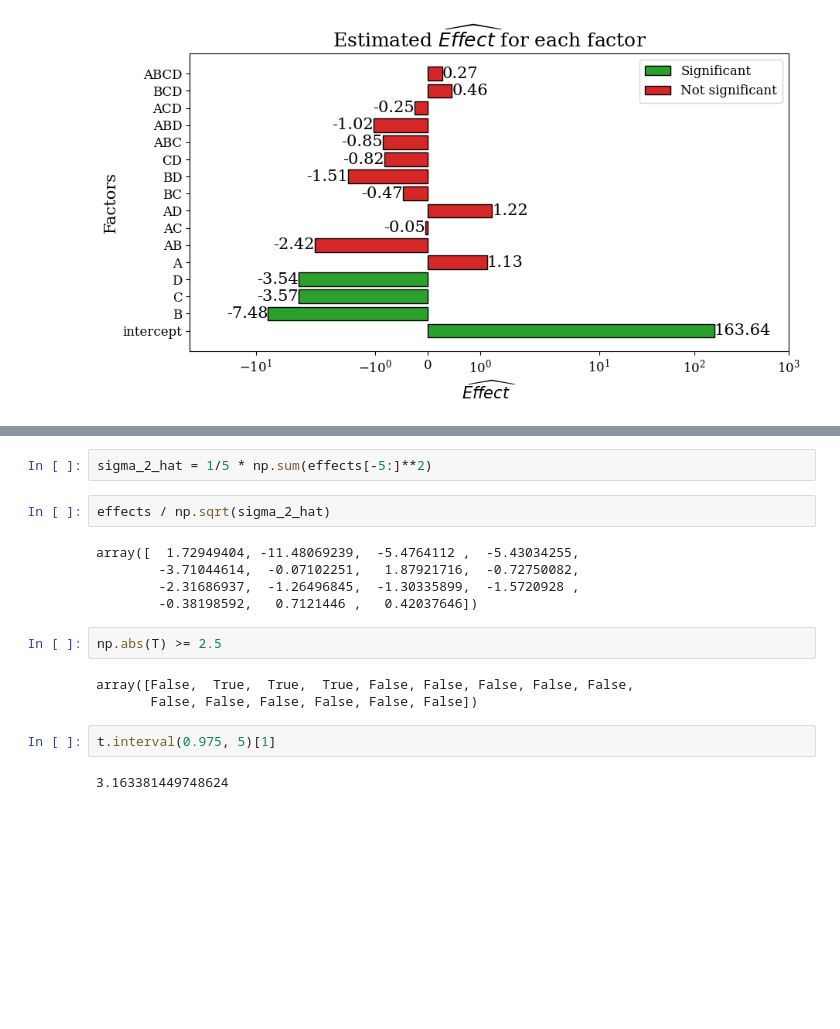
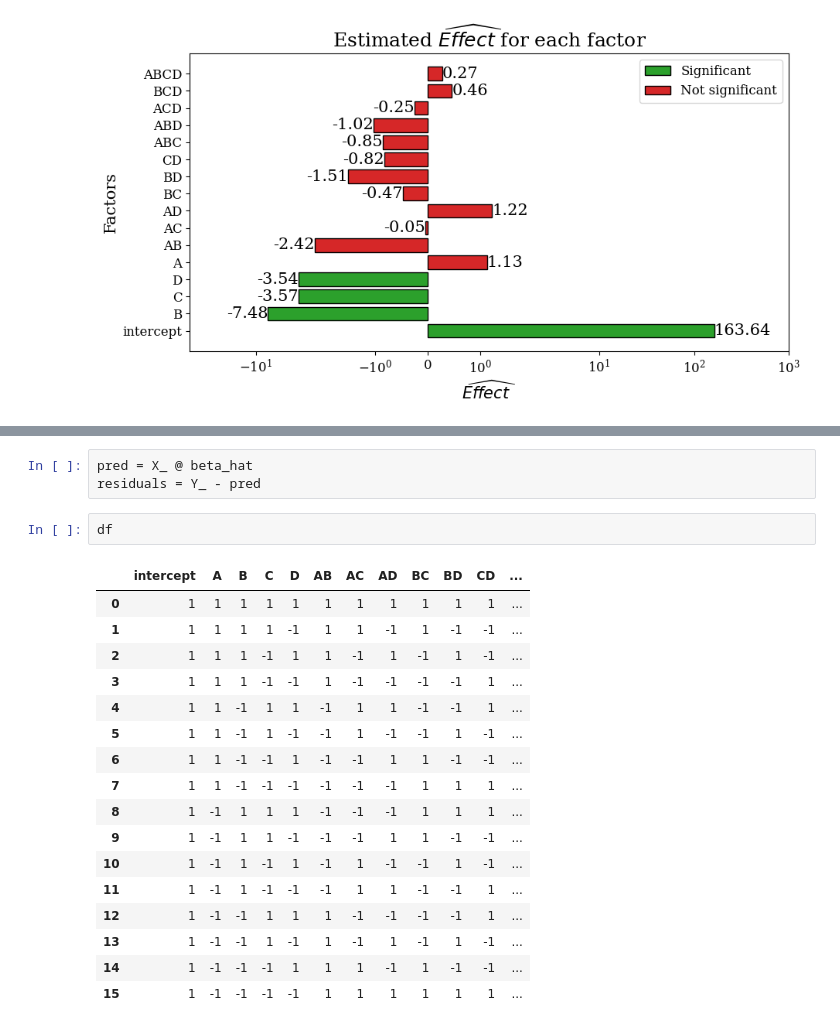
Before and after one commit to Ankowa/TMA4267_task_3, a Jupyter notebook: stg.ipynb, the cells around one changed output, grey strips where cells are left out. Drawn from its saved outputs; the diff is of its cells as text; blank space fills up the shorter version.

```diff
--- a/stg.ipynb
+++ b/stg.ipynb
@@ -268,18 +219,23 @@ t.interval(0.95, 1)
-# %%
-sigma_2_hat = 1/5 * np.sum(effects[-5:]**2)
-# %%
-effects / np.sqrt(sigma_2_hat)
-# %% [output]
-array([  1.72949404, -11.48069239,  -5.4764112 ,  -5.43034255,
-        -3.71044614,  -0.07102251,   1.87921716,  -0.72750082,
-        -2.31686937,  -1.26496845,  -1.30335899,  -1.5720928 ,
-        -0.38198592,   0.7121446 ,   0.42037646])
-# %%
-np.abs(T) >= 2.5
-# %% [output]
-array([False,  True,  True,  True, False, False, False, False, False,
-       False, False, False, False, False, False])
-# %%
-t.interval(0.975, 5)[1]
-# %% [output]
-3.163381449748624
+# %%
+pred = X_ @ beta_hat
+residuals = Y_ - pred
+# %%
+df
+# %% [output]
+|  | intercept | A | B | C | D | AB | AC | AD | BC | BD | CD | ... |
+| 0 | 1 | 1 | 1 | 1 | 1 | 1 | 1 | 1 | 1 | 1 | 1 | ... |
+| 1 | 1 | 1 | 1 | 1 | -1 | 1 | 1 | -1 | 1 | -1 | -1 | ... |
+| 2 | 1 | 1 | 1 | -1 | 1 | 1 | -1 | 1 | -1 | 1 | -1 | ... |
+| 3 | 1 | 1 | 1 | -1 | -1 | 1 | -1 | -1 | -1 | -1 | 1 | ... |
+| 4 | 1 | 1 | -1 | 1 | 1 | -1 | 1 | 1 | -1 | -1 | 1 | ... |
+| 5 | 1 | 1 | -1 | 1 | -1 | -1 | 1 | -1 | -1 | 1 | -1 | ... |
+| 6 | 1 | 1 | -1 | -1 | 1 | -1 | -1 | 1 | 1 | -1 | -1 | ... |
+| 7 | 1 | 1 | -1 | -1 | -1 | -1 | -1 | -1 | 1 | 1 | 1 | ... |
+| 8 | 1 | -1 | 1 | 1 | 1 | -1 | -1 | -1 | 1 | 1 | 1 | ... |
+| 9 | 1 | -1 | 1 | 1 | -1 | -1 | -1 | 1 | 1 | -1 | -1 | ... |
+| 10 | 1 | -1 | 1 | -1 | 1 | -1 | 1 | -1 | -1 | 1 | -1 | ... |
+| 11 | 1 | -1 | 1 | -1 | -1 | -1 | 1 | 1 | -1 | -1 | 1 | ... |
+| 12 | 1 | -1 | -1 | 1 | 1 | 1 | -1 | -1 | -1 | -1 | 1 | ... |
+| 13 | 1 | -1 | -1 | 1 | -1 | 1 | -1 | 1 | -1 | 1 | -1 | ... |
+| 14 | 1 | -1 | -1 | -1 | 1 | 1 | 1 | -1 | 1 | -1 | -1 | ... |
+| 15 | 1 | -1 | -1 | -1 | -1 | 1 | 1 | 1 | 1 | 1 | 1 | ... |
```
Also changed, not shown: parts of 17 cells of this notebook, 7 other files.
